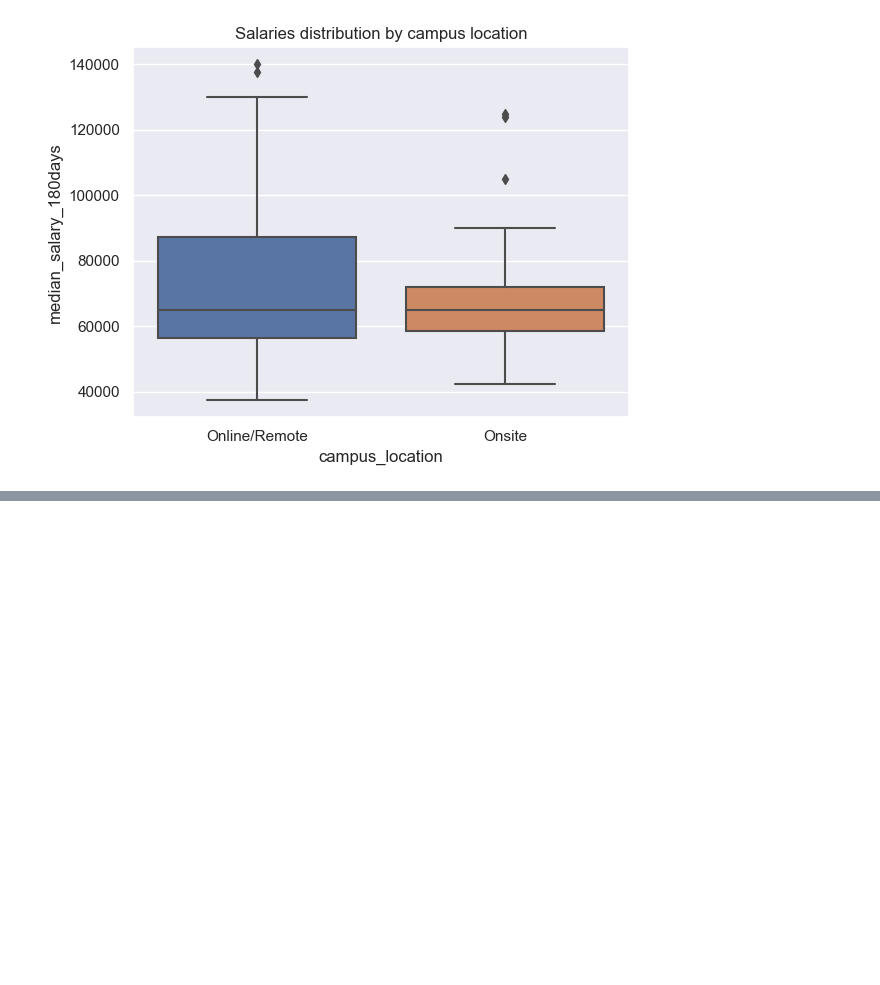
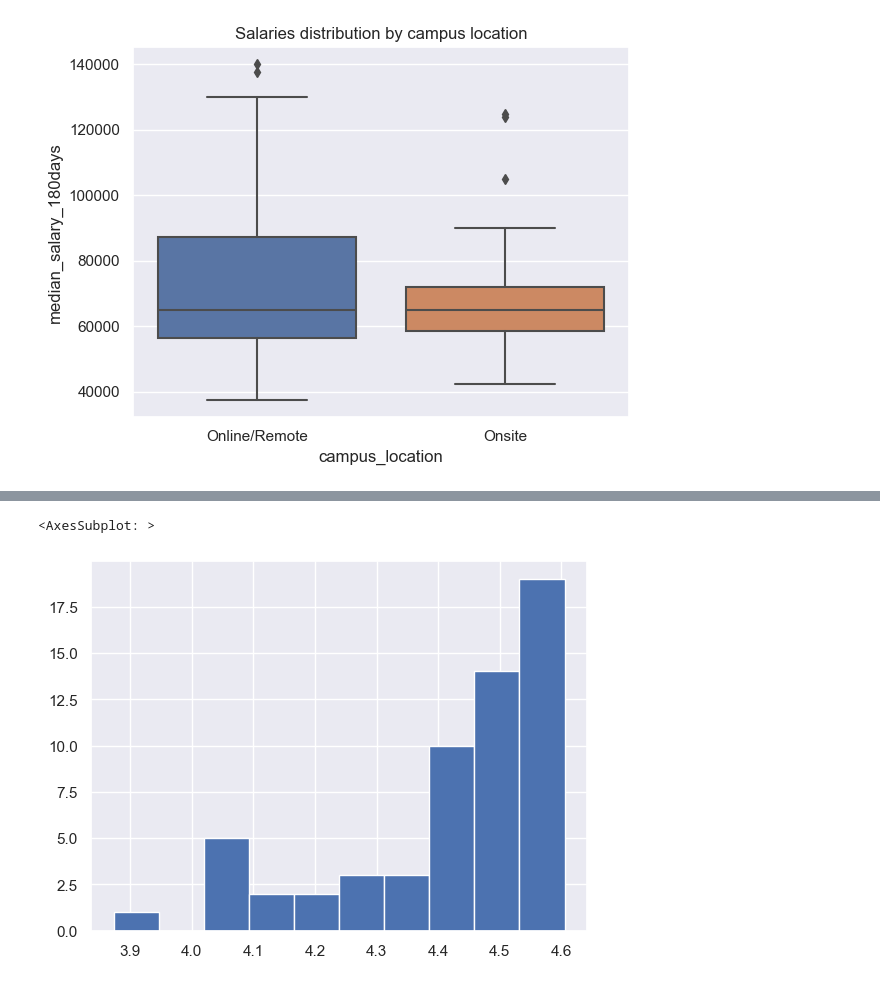
Before and after one commit to selena0391/bootcamps_edu, a Jupyter notebook: code/eda.ipynb, the cells around one changed output, grey strips where cells are left out. Saved outputs shown, nothing was run; the diff lists cells and outputs as text; code cells hidden in the pictures; blank space fills up the shorter version.

```diff
--- a/code/eda.ipynb
+++ b/code/eda.ipynb
@@ -229,0 +364,6 @@ plt.tight_layout();
+# %%
+#normalizing 'graduation_rate' column with log normalization, plotting to see if there is a change in distribution
+np.log(df_norm['graduation_rate']).hist()
+# %% [output]
+<AxesSubplot: >
+[figure, added]
```
Also changed, not shown: parts of 29 cells of this notebook, 9 other files.
